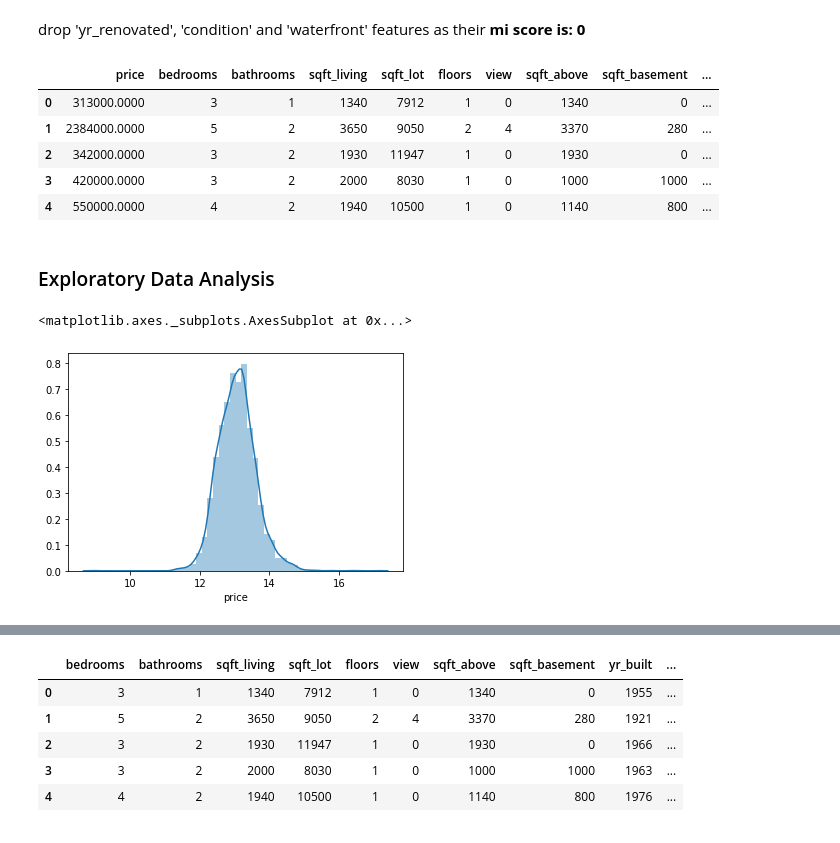
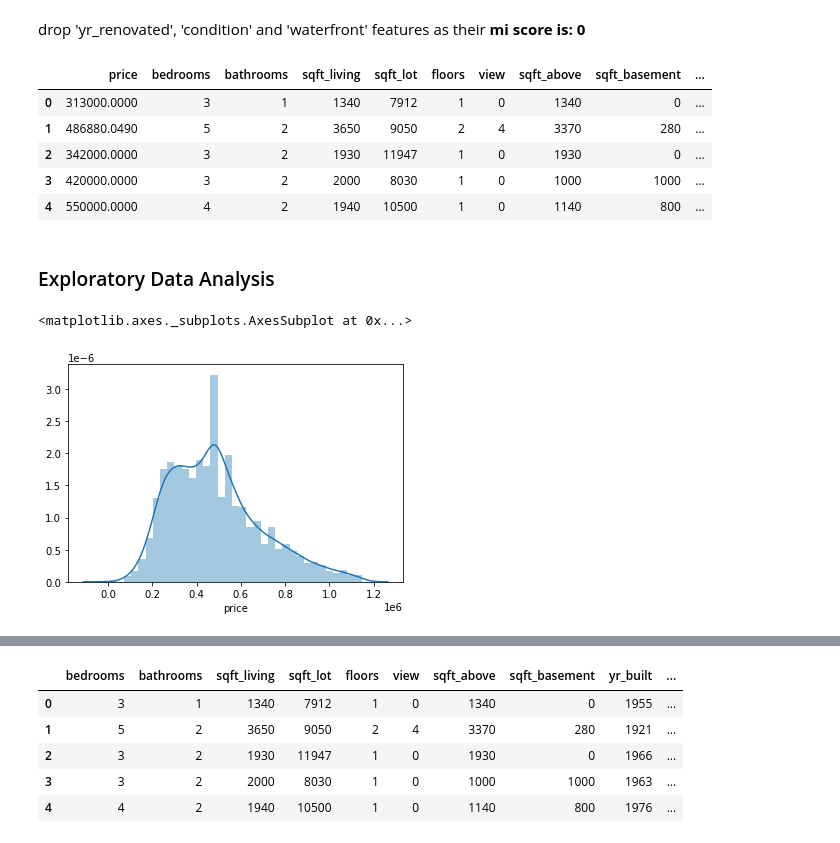
Before and after one commit to hikmatullah-mohammadi/house-price-prediction, a Jupyter notebook: house-price-prediction.ipynb, the cells around one changed output, grey strips where cells are left out. Saved outputs shown, nothing was run; the diff lists cells and outputs as text; code cells hidden in the pictures.

Commit message:
updated the notebook
did some clean up, and handled the outliers in 'price', 'sqft_basement'.

```diff
--- a/house-price-prediction.ipynb
+++ b/house-price-prediction.ipynb
@@ -171,0 +199,4 @@ h_df.describe()
+# %%
+# replace the NaN values of price feature with its mean value
+h_df.fillna(value=h_df['price'].mean(), inplace=True)
+h_df.isnull().sum().sum()
@@ -273,7 +320,7 @@ X.head()
 # %% [output]
 |  | price | bedrooms | bathrooms | sqft_living | sqft_lot | floors | view | sqft_above | sqft_basement | ... |
 | 0 | 313000.0000 | 3 | 1 | 1340 | 7912 | 1 | 0 | 1340 | 0 | ... |
-| 1 | 2384000.0000 | 5 | 2 | 3650 | 9050 | 2 | 4 | 3370 | 280 | ... |
+| 1 | 486880.0490 | 5 | 2 | 3650 | 9050 | 2 | 4 | 3370 | 280 | ... |
 | 2 | 342000.0000 | 3 | 2 | 1930 | 11947 | 1 | 0 | 1930 | 0 | ... |
 | 3 | 420000.0000 | 3 | 2 | 2000 | 8030 | 1 | 0 | 1000 | 1000 | ... |
 | 4 | 550000.0000 | 4 | 2 | 1940 | 10500 | 1 | 0 | 1140 | 800 | ... |
@@ -281,9 +328,9 @@ X.head()
 ### Exploratory Data Analysis
 # %%
 # how price is distributed
-sns.distplot(np.log(X['price']))
+sns.distplot(h_df['price'])
 # %% [output]
 <matplotlib.axes._subplots.AxesSubplot at 0x...>
-[figure, old version]
+[figure, new version]
 # %%
 def draw_boxenplot(feature):
```
Also changed, not shown: parts of 26 cells of this notebook, 1 other file.
